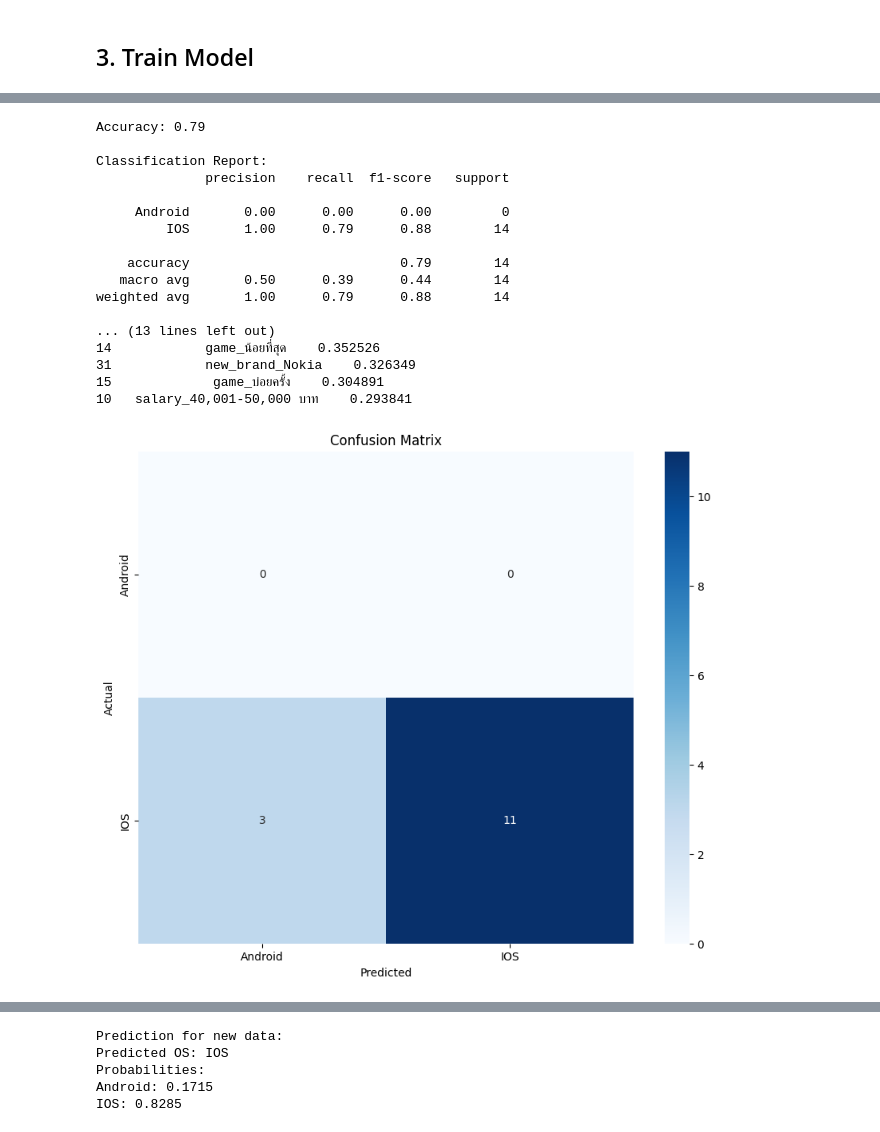
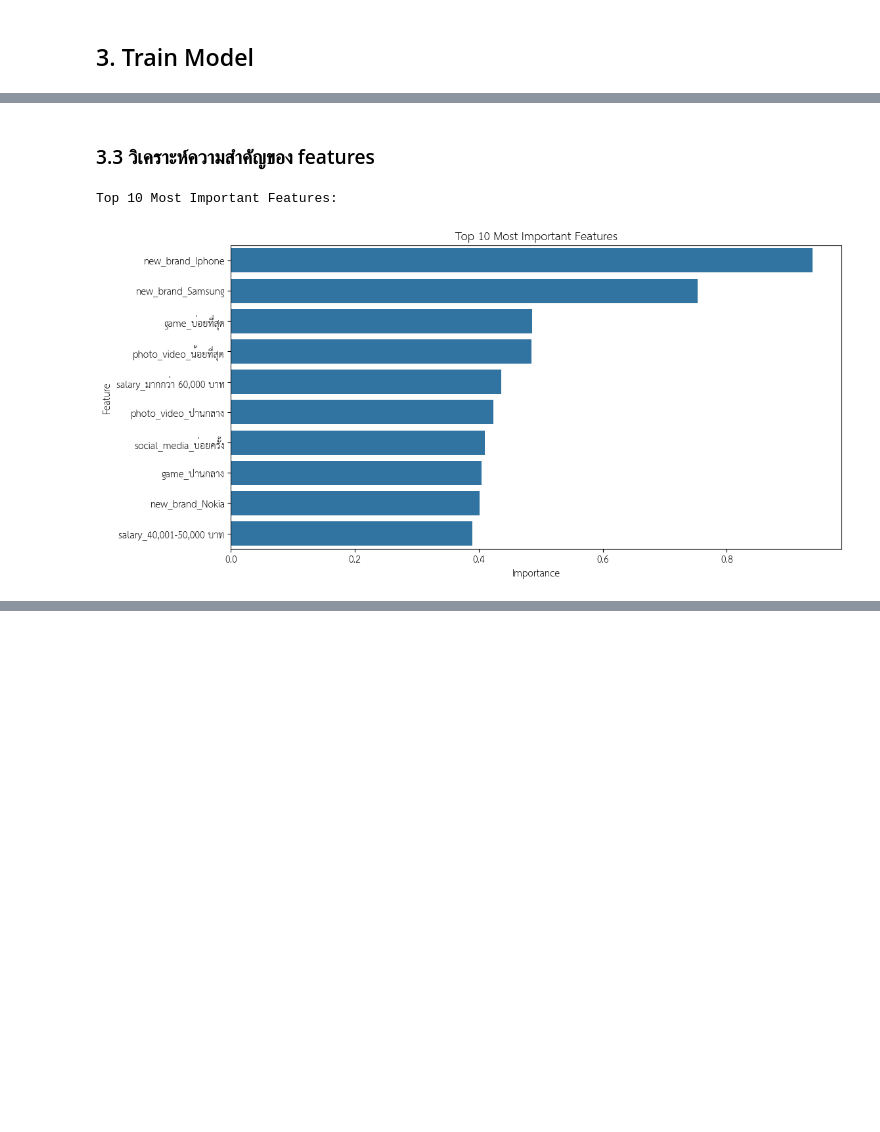
Before and after one commit to RatanakamonS/DADS5001-PART1, a Jupyter notebook: Week5_Smartphone_Using_Analysis_with_Logistic_Regression_DADS6003.ipynb, the cells around one changed output, grey strips where cells are left out. Cells and saved outputs as stored; diff of their text form; code cells hidden in the pictures; blank space fills up the shorter version.

```diff
--- a/Week5_Smartphone_Using_Analysis_with_Logistic_Regression_DADS6003.ipynb
+++ b/Week5_Smartphone_Using_Analysis_with_Logistic_Regression_DADS6003.ipynb
@@ -144,12 +153,3 @@ X = df_encoded
 X_train, X_test, y_train, y_test = train_test_split(X, y, test_size=0.3, random_state=42)
 # %% [markdown]
 ## 3. Train Model
-# %%
-# ปรับ scale ของข้อมูล
-scaler = StandardScaler()
-X_train_scaled = scaler.fit_transform(X_train)
-X_test_scaled = scaler.transform(X_test)
-
-# สร้างและ train โมเดล Multinomial Logistic Regression
-model = LogisticRegression(multi_class='multinomial', solver='lbfgs', random_state=42)
-model.fit(X_train_scaled, y_train)
@@ -158,72 +208,23 @@ LogisticRegression(multi_class='multinomial', random_state=42)
+# %% [markdown]
+### 3.3 วิเคราะห์ความสำคัญของ features
 # %%
-# ทำนายผลลัพธ์
-y_pred = model.predict(X_test_scaled)
-
-# ประเมินประสิทธิภาพของโมเดล
-accuracy = accuracy_score(y_test, y_pred)
-print(f"Accuracy: {accuracy:.2f}")
-
-print("\nClassification Report:")
-print(classification_report(y_test, y_pred, target_names=le.classes_))
-
-print("\nConfusion Matrix:")
-conf_matrix = confusion_matrix(y_test, y_pred)
-print(conf_matrix)
-
-# วิเคราะห์ความสำคัญของ features
+# (1) วิเคราะห์ความสำคัญของ features
 feature_importance = pd.DataFrame({
     'feature': X.columns,
     'importance': np.mean(np.abs(model.coef_), axis=0)
 })
 feature_importance = feature_importance.sort_values('importance', ascending=False)
 
 print("\nTop 10 Most Important Features:")
-print(feature_importance.head(10))
+feature_importance.head(10)
 
-# สร้าง confusion matrix heatmap
-plt.figure(figsize=(10, 8))
-sns.heatmap(conf_matrix, annot=True, fmt='d', cmap='Blues',
-            xticklabels=le.classes_, yticklabels=le.classes_)
-plt.title('Confusion Matrix')
-plt.xlabel('Predicted')
-plt.ylabel('Actual')
-plt.show()
-
-# สร้างกราฟแสดงความสำคัญของ features
+# (2) กราฟแสดงความสำคัญของ features
 plt.figure(figsize=(12, 6))
 sns.barplot(x='importance', y='feature', data=feature_importance.head(10))
 plt.title('Top 10 Most Important Features')
 plt.xlabel('Importance')
 plt.ylabel('Feature')
 plt.show()
-
-# ทดสอบการทำนายด้วยข้อมูลใหม่
-new_data = X_test.iloc[0:1]  # ใช้ข้อมูลแถวแรกของ test set เป็นตัวอย่าง
-new_data_scaled = scaler.transform(new_data)
-prediction = model.predict(new_data_scaled)
-prediction_proba = model.predict_proba(new_data_scaled)
-
-print("\nPrediction for new data:")
-print("Predicted OS:", le.inverse_transform(prediction)[0])
-print("Probabilities:")
-for os, prob in zip(le.classes_, prediction_proba[0]):
-    print(f"{os}: {prob:.4f}")
 # %% [output]
-Accuracy: 0.79
-
-Classification Report:
-              precision    recall  f1-score   support
-
-     Android       0.00      0.00      0.00         0
-         IOS       1.00      0.79      0.88        14
-
-    accuracy                           0.79        14
-   macro avg       0.50      0.39      0.44        14
-weighted avg       1.00      0.79      0.88        14
-
-... (13 lines left out)
-14            game_น้อยที่สุด    0.352526
-31            new_brand_Nokia    0.326349
-15             game_บ่อยครั้ง    0.304891
-10   salary_40,001-50,000 บาท    0.293841
+Top 10 Most Important Features:
-[figure, old version]
+[figure, new version]
@@ -231,5 +230,0 @@ weighted avg       1.00      0.79      0.88        14
-Prediction for new data:
-Predicted OS: IOS
-Probabilities:
-Android: 0.1715
-IOS: 0.8285
```
Also changed, not shown: parts of 26 cells of this notebook.
